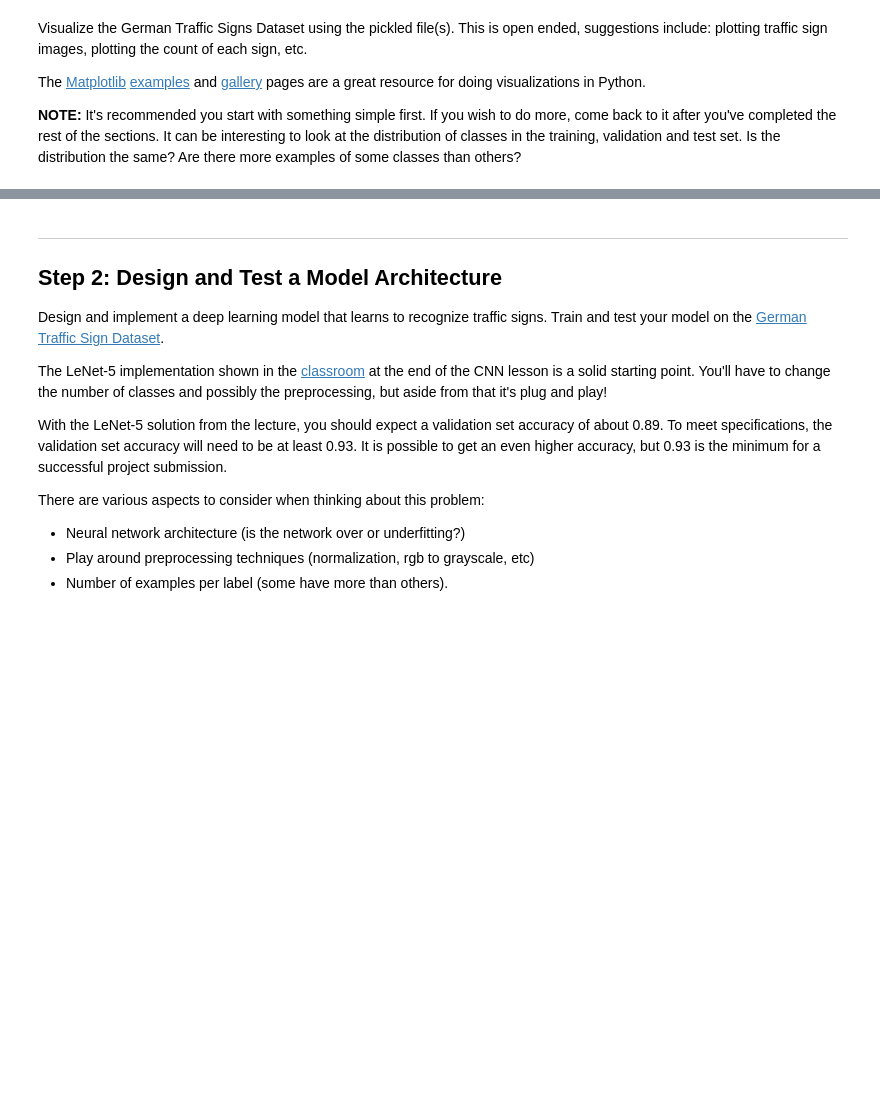
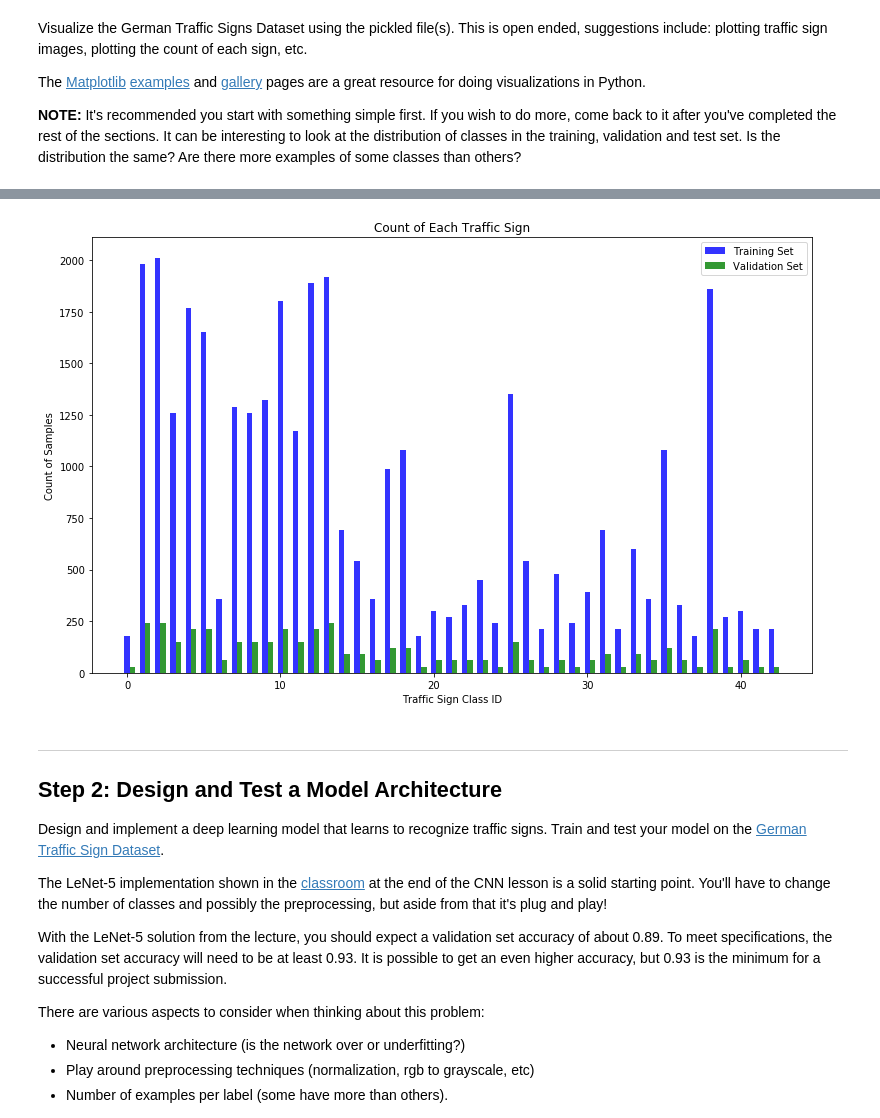
Before and after one commit to ruithumbup/CarND-Traffic-Sign-Classifier-Project, a Jupyter notebook: Traffic_Sign_Classifier.ipynb, the cells around one changed output, grey strips where cells are left out. Saved outputs shown, nothing was run; the diff lists cells and outputs as text; code cells hidden in the pictures; blank space fills up the shorter version.

```diff
--- a/Traffic_Sign_Classifier.ipynb
+++ b/Traffic_Sign_Classifier.ipynb
@@ -116,3 +116,39 @@ print(y_train[index])
+# %%
+# Plotting the count of each sign
+from random import randint
+import csv
+with open('signnames.csv') as f:
+    reader = csv.DictReader(f)
+    signs_dict = {}
+    for row in reader:
+        signs_dict[int(row["ClassId"])] = row["SignName"]
+
+fig, ax = plt.subplots()
+bar_width = 0.35
+opacity = 0.8
+
+unique, counts = np.unique(y_train, return_counts=True)
+plt1 = plt.bar(unique, counts, bar_width,
+                 alpha=opacity,
+                 color='b',
+                 label='Training Set')
+unique, counts = np.unique(y_valid, return_counts=True)
+plt2 = plt.bar(unique + bar_width, counts, bar_width,
+                 alpha=opacity,
+                 color='g',
+                 label='Validation Set')
+# plt.show()
+
+
+plt.xlabel('Traffic Sign Class ID')
+plt.ylabel('Count of Samples')
+plt.title('Count of Each Traffic Sign')
+plt.legend()
+plt.tight_layout()
+plt.rcParams["figure.figsize"] = [11.0, 7.0]
+plt.show()
+# %% [output]
+[figure, added]
 # %% [markdown]
 ----
 
```
Also changed, not shown: parts of 3 cells of this notebook, 3 other files.
